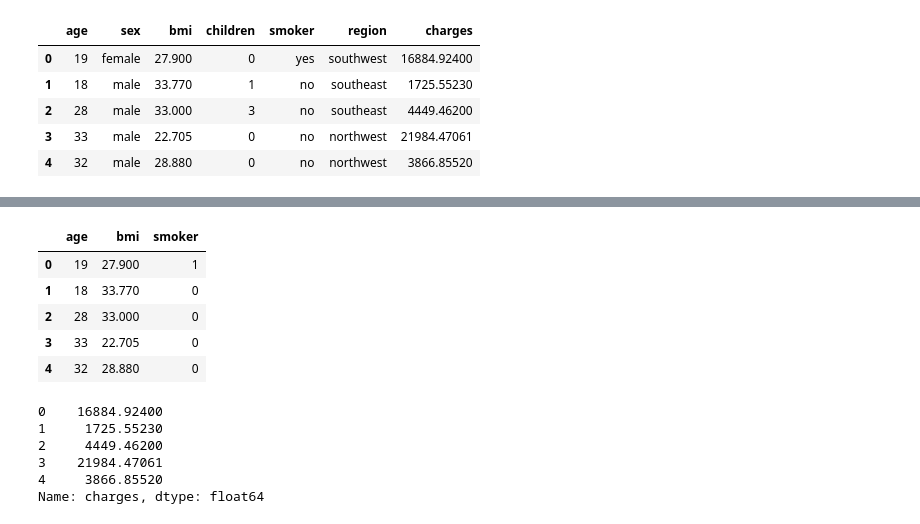
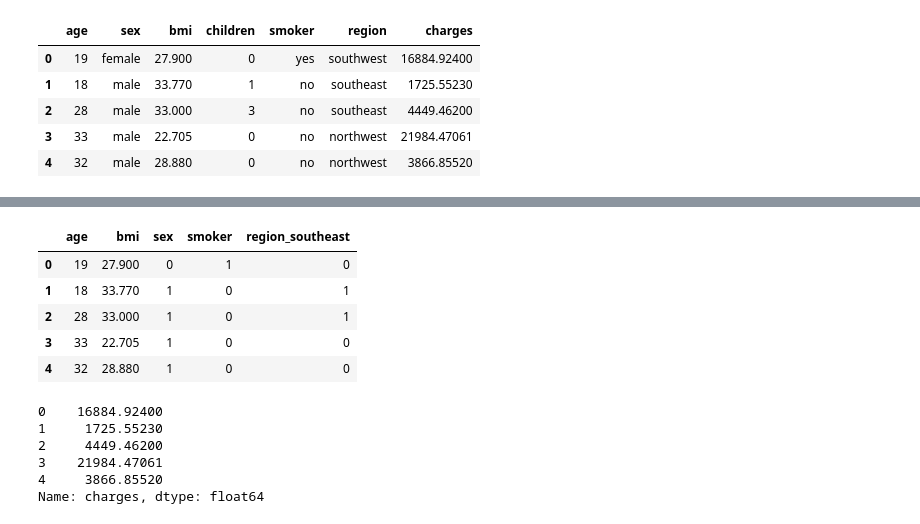
Before and after one commit to Nagharjun17/Interactive-Linear-Regression-using-Widgets, a Jupyter notebook: Interactive Linear Regression using Widgets.ipynb, the cells around one changed output, grey strips where cells are left out. Cells and saved outputs as stored; diff of their text form; code cells hidden in the pictures.

```diff
--- a/Interactive Linear Regression using Widgets.ipynb
+++ b/Interactive Linear Regression using Widgets.ipynb
@@ -27,7 +32,10 @@ encoder = LabelEncoder()
 # %%
 df['sex'] = encoder.fit_transform(df['sex'])
 df['smoker'] = encoder.fit_transform(df['smoker'])
-df['region'] = encoder.fit_transform(df['region'])
+
+region_dummies = pd.get_dummies(df['region'], prefix='region', drop_first=True)
+df = pd.concat([df, region_dummies], axis=1)
+df.drop('region', axis=1, inplace=True)
 # %%
 df.head()
 # %% [output]
@@ -46,2 +87,29 @@ interactive(children=(Dropdown(description='column1', options=('age', 'sex', 'bm
 # %%
-X = df[['age', 'bmi', 'smoker']]
+continuous_features = ['age', 'bmi', 'children']
+categorical_features = ['sex', 'smoker', 'region_northwest', 'region_southeast', 'region_southwest']
+
+def anova_test(data, cat_col, target_col):
+    categories = data[cat_col].unique()
+    args = [data[target_col][data[cat_col] == category] for category in categories]
+    f_stat, p_val = stats.f_oneway(*args)
+    return f_stat, p_val
+
+correlation_threshold = 0.1
+correlations = df[continuous_features + ['charges']].corr()['charges'].abs().drop('charges')
+selected_continuous_features = correlations[correlations > correlation_threshold].index.tolist()
+
+print("Selected Continuous Features based on Correlation:\n", selected_continuous_features)
+
+p_value_threshold = 0.05
+anova_results = {}
+for feature in categorical_features:
+    f_stat, p_val = anova_test(df, feature, 'charges')
+    if p_val < p_value_threshold:
+        anova_results[feature] = {'F-statistic': f_stat, 'p-value': p_val}
+
+selected_categorical_features = list(anova_results.keys())
+
+print("\nSelected Categorical Features based on ANOVA:\n", selected_categorical_features)
+
+all_selected_features = selected_continuous_features + selected_categorical_features
+print("\nAll Selected Features:\n", all_selected_features)
@@ -48,12 +125,13 @@ X = df[['age', 'bmi', 'smoker']]
 # %%
+X = df[all_selected_features]
 X.head()
 # %% [output]
-|  | age | bmi | smoker |
-| 0 | 19 | 27.900 | 1 |
-| 1 | 18 | 33.770 | 0 |
-| 2 | 28 | 33.000 | 0 |
-| 3 | 33 | 22.705 | 0 |
-| 4 | 32 | 28.880 | 0 |
+|  | age | bmi | sex | smoker | region_southeast |
+| 0 | 19 | 27.900 | 0 | 1 | 0 |
+| 1 | 18 | 33.770 | 1 | 0 | 1 |
+| 2 | 28 | 33.000 | 1 | 0 | 1 |
+| 3 | 33 | 22.705 | 1 | 0 | 0 |
+| 4 | 32 | 28.880 | 1 | 0 | 0 |
 # %%
 target = df['charges']
 # %%
```
Also changed, not shown: parts of 11 cells of this notebook.
